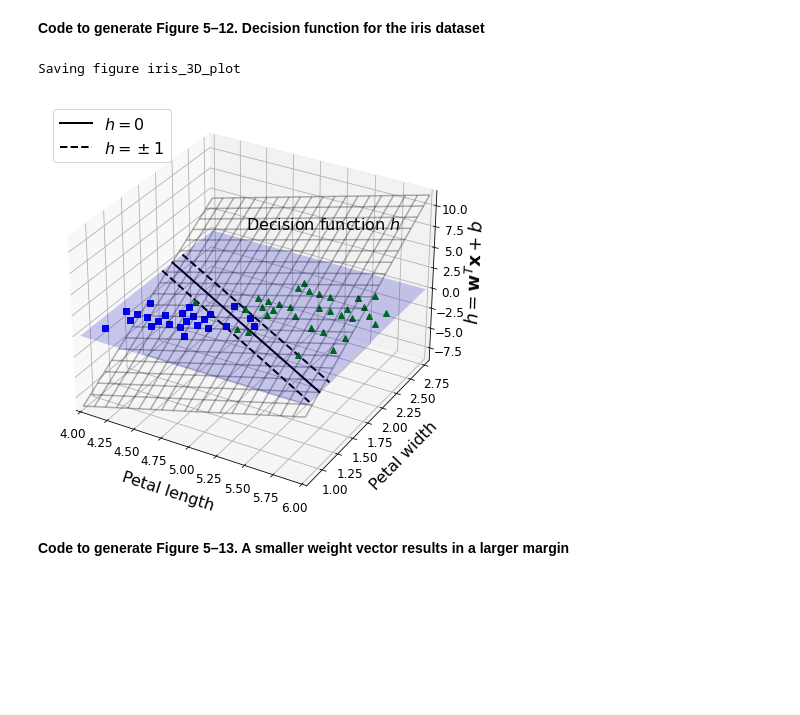
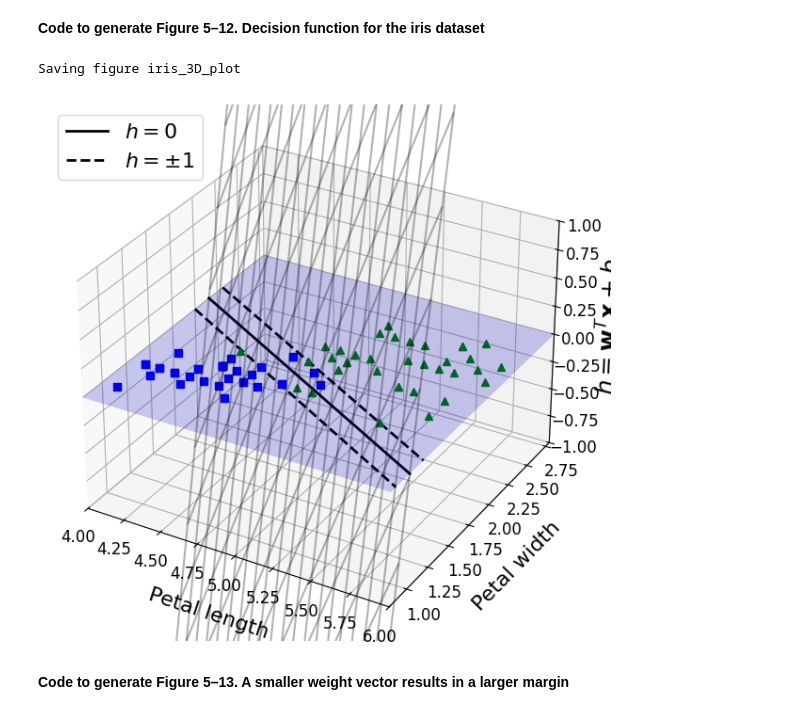
Before and after one commit to Tom-Jung/handson-ml2, a Jupyter notebook: 05_support_vector_machines.ipynb, the cells around one changed output. Saved outputs shown, nothing was run; the diff lists cells and outputs as text; code cells hidden in the pictures; blank space fills up the shorter version.

```diff
--- a/05_support_vector_machines.ipynb
+++ b/05_support_vector_machines.ipynb
@@ -710,35 +691,40 @@ def plot_3D_decision_function(ax, w, b, x1_lim=[4, 6], x2_lim=[0.8, 2.8]):
     x2s = np.linspace(x2_lim[0], x2_lim[1], 20)
     x1, x2 = np.meshgrid(x1s, x2s)
     xs = np.c_[x1.ravel(), x2.ravel()]
     df = (xs.dot(w) + b).reshape(x1.shape)
     m = 1 / np.linalg.norm(w)
+    # y = x1s*w[0] + x2s*w[1] + b
+    # 0 = x1s*w[0] + x2s*w[1] + b 결정경계 0
+    # 1 = x1s*w[0] + x2s*w[1] + b 결정경계 1
+    # -1 = x1s*w[0] + x2s*w[1] + b 결정경계 -1
+
     boundary_x2s = -x1s*(w[0]/w[1])-b/w[1]
     margin_x2s_1 = -x1s*(w[0]/w[1])-(b-1)/w[1]
     margin_x2s_2 = -x1s*(w[0]/w[1])-(b+1)/w[1]
     ax.plot_surface(x1s, x2, np.zeros_like(x1),
                     color="b", alpha=0.2, cstride=100, rstride=100)
     ax.plot(x1s, boundary_x2s, 0, "k-", linewidth=2, label=r"$h=0$")
     ax.plot(x1s, margin_x2s_1, 0, "k--", linewidth=2, label=r"$h=\pm 1$")
     ax.plot(x1s, margin_x2s_2, 0, "k--", linewidth=2)
     ax.plot(X_crop[:, 0][y_crop==1], X_crop[:, 1][y_crop==1], 0, "g^")
     ax.plot_wireframe(x1, x2, df, alpha=0.3, color="k")
     ax.plot(X_crop[:, 0][y_crop==0], X_crop[:, 1][y_crop==0], 0, "bs")
-    ax.axis(x1_lim + x2_lim)
+    ax.axis(x1_lim + x2_lim + [-1, 1])
     ax.text(4.5, 2.5, 3.8, "Decision function $h$", fontsize=16)
     ax.set_xlabel(r"Petal length", fontsize=16, labelpad=10)
     ax.set_ylabel(r"Petal width", fontsize=16, labelpad=10)
     ax.set_zlabel(r"$h = \mathbf{w}^T \mathbf{x} + b$", fontsize=18, labelpad=5)
     ax.legend(loc="upper left", fontsize=16)
 
 fig = plt.figure(figsize=(11, 6))
 ax1 = fig.add_subplot(111, projection='3d')
 plot_3D_decision_function(ax1, w=svm_clf2.coef_[0], b=svm_clf2.intercept_[0])
 
 save_fig("iris_3D_plot")
 plt.show()
 # %% [output]
 Saving figure iris_3D_plot
-[figure, old version]
+[figure, new version]
 # %% [markdown]
 **Code to generate Figure 5–13. A smaller weight vector results in a larger margin**
 # %%
```
Also changed, not shown: parts of 14 cells of this notebook.
